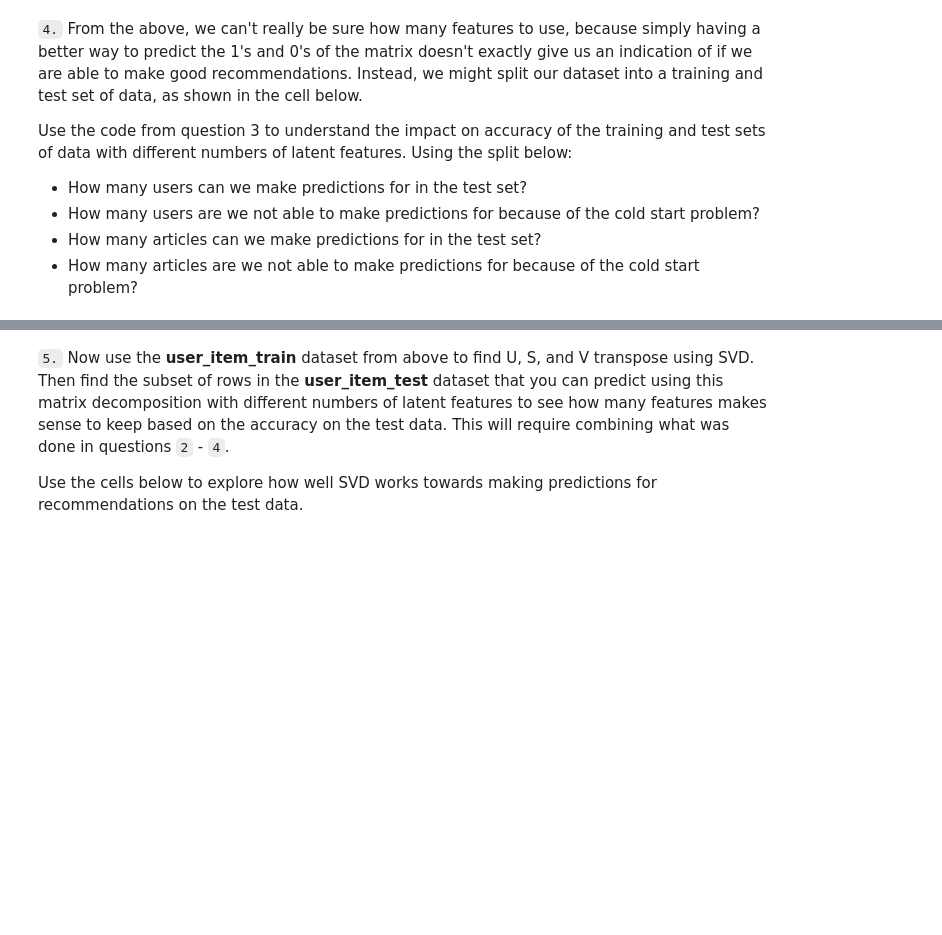
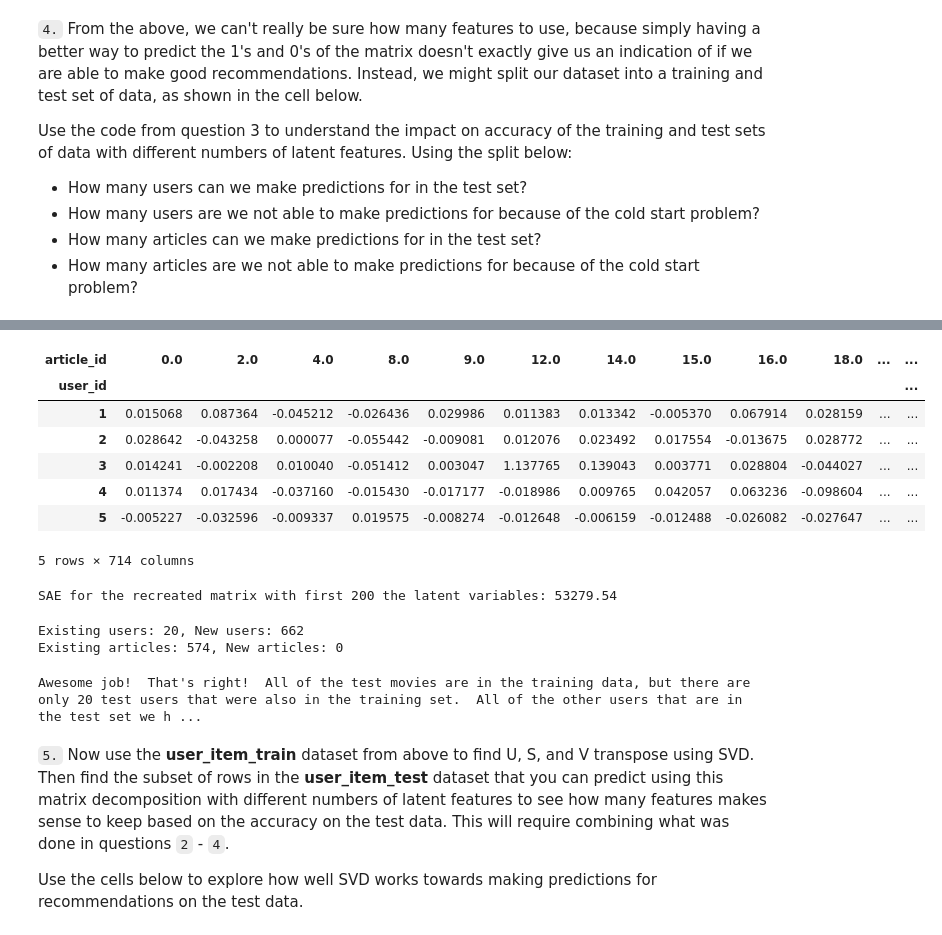
Before and after one commit to paul-stubley/Udacity, a Jupyter notebook: Project_4__Recommendation_Engines/Recommendations_with_IBM.ipynb, the cells around one changed output, grey strips where cells are left out. Drawn from its saved outputs; the diff is of its cells as text; code cells hidden in the pictures; blank space fills up the shorter version.

```diff
--- a/Project_4__Recommendation_Engines/Recommendations_with_IBM.ipynb
+++ b/Project_4__Recommendation_Engines/Recommendations_with_IBM.ipynb
@@ -727,3 +832,32 @@ user_item_train, user_item_test, test_idx, test_arts = create_test_and_train_use
+# %%
+# Recreate user_item_train using first k latent variables
+k = 200
+recreation_k = recreate_df(u_train,s_train,vt_train,k,user_item_train)
+recreation_k.head()
+# %% [output]
+| article_id | 0.0 | 2.0 | 4.0 | 8.0 | 9.0 | 12.0 | 14.0 | 15.0 | 16.0 | 18.0 | ... | ... |
+| user_id |  |  |  |  |  |  |  |  |  |  |  | ... |
+| 1 | 0.015068 | 0.087364 | -0.045212 | -0.026436 | 0.029986 | 0.011383 | 0.013342 | -0.005370 | 0.067914 | 0.028159 | ... | ... |
+| 2 | 0.028642 | -0.043258 | 0.000077 | -0.055442 | -0.009081 | 0.012076 | 0.023492 | 0.017554 | -0.013675 | 0.028772 | ... | ... |
+| 3 | 0.014241 | -0.002208 | 0.010040 | -0.051412 | 0.003047 | 1.137765 | 0.139043 | 0.003771 | 0.028804 | -0.044027 | ... | ... |
+| 4 | 0.011374 | 0.017434 | -0.037160 | -0.015430 | -0.017177 | -0.018986 | 0.009765 | 0.042057 | 0.063236 | -0.098604 | ... | ... |
+| 5 | -0.005227 | -0.032596 | -0.009337 | 0.019575 | -0.008274 | -0.012648 | -0.006159 | -0.012488 | -0.026082 | -0.027647 | ... | ... |
+5 rows × 714 columns
+# %%
+print('SAE for the recreated matrix with first {} the latent variables: {:0.2f}'.format(k,(abs(recreation_k - user_item_train)).sum().sum()))
+# %% [output]
+SAE for the recreated matrix with first 200 the latent variables: 53279.54
+# %%
+existing_users = set(df_test.user_id).intersection(set(df_train.user_id))
+new_users = set(df_test.user_id).difference(set(df_train.user_id))
+print("Existing users: {}, New users: {}".format(len(existing_users),len(new_users)))
+
+existing_articles = set(df_test.article_id).intersection(set(df_train.article_id))
+new_articles = set(df_test.article_id).difference(set(df_train.article_id))
+print("Existing articles: {}, New articles: {}".format(len(existing_articles),len(new_articles)))
+# %% [output]
+Existing users: 20, New users: 662
+Existing articles: 574, New articles: 0
 # %%
 # Replace the values in the dictionary below
 a = 662
@@ -733,13 +867,15 @@ d = 0
 
 
 sol_4_dict = {
-    'How many users can we make predictions for in the test set?': # letter here,
-    'How many users in the test set are we not able to make predictions for because of the cold start problem?': # letter here,
-    'How many movies can we make predictions for in the test set?': # letter here,
-    'How many movies in the test set are we not able to make predictions for because of the cold start problem?': # letter here
+    'How many users can we make predictions for in the test set?': c,# letter here,
+    'How many users in the test set are we not able to make predictions for because of the cold start problem?': a, # letter here,
+    'How many movies can we make predictions for in the test set?': b, # letter here,
+    'How many movies in the test set are we not able to make predictions for because of the cold start problem?': d# letter here
 }
 
 t.sol_4_test(sol_4_dict)
+# %% [output]
+Awesome job!  That's right!  All of the test movies are in the training data, but there are only 20 test users that were also in the training set.  All of the other users that are in the test set we h ...
 # %% [markdown]
 `5.` Now use the **user_item_train** dataset from above to find U, S, and V transpose using SVD. Then find the subset of rows in the **user_item_test** dataset that you can predict using this matrix decomposition with different numbers of latent features to see how many features makes sense to keep based on the accuracy on the test data. This will require combining what was done in questions `2` - `4`.
 
```
Also changed, not shown: parts of 41 cells of this notebook, 1 other file.
